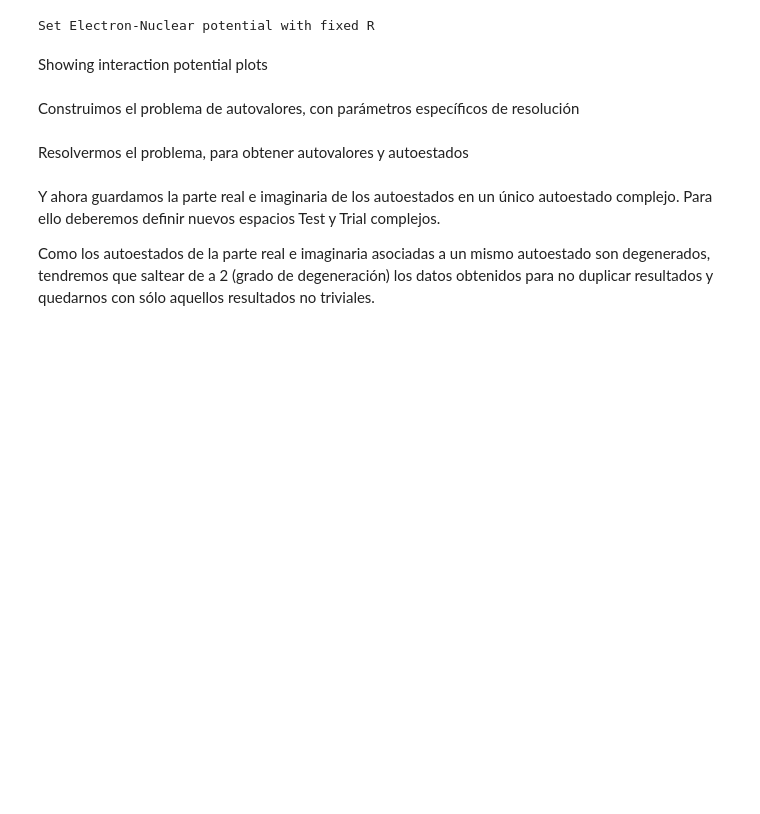
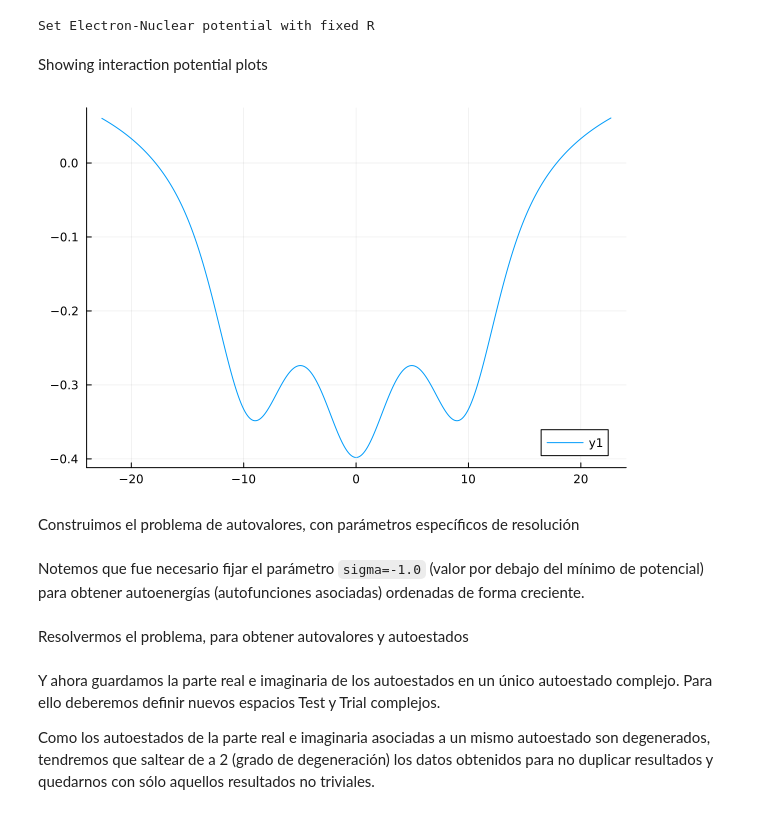
Before and after one commit to mendzmartin/ElectronNuclear_Coupling_Dynamics, a Jupyter notebook: codes/03_Code.ipynb, the cells around one changed output. Saved outputs shown, nothing was run; the diff lists cells and outputs as text; code cells hidden in the pictures; blank space fills up the shorter version.

```diff
--- a/codes/03_Code.ipynb
+++ b/codes/03_Code.ipynb
@@ -17,6 +17,10 @@ include("../modules/module_schrodinger_equation_eigenproblem.jl"); # módulo par
 * Discretización espacial
 * Dominio
 * Condiciones de contorno
+# %%
+Bohr_radius_meter=5.29177210903e−11;                        # [m]
+Angstrom_to_meter=1e−10;                                    # [m/Å]
+Angstrom_to_au=Angstrom_to_meter*(1.0/Bohr_radius_meter);   # [au/Å]
 # %%
 grid_type="simple_line";                            # tipo de grilla
 ΔxH=1.0/800.0;                                      # tamaño del elento 1D
@@ -104,10 +108,14 @@ Set Electron-Nuclear potential with fixed R
 Showing interaction potential plots
 # %%
 plt1=plot();
-plt2=plot!(plt1,x,Aprox_Coulomb_Potential.(x,R₁,Rc));
+plt2=plot!(plt1,x,qₕ.(x));
 
 display(plt2)
+# %% [output]
+[figure, added]
 # %% [markdown]
 Construimos el problema de autovalores, con parámetros específicos de resolución
+# %% [markdown]
+Notemos que fue necesario fijar el parámetro `sigma=-1.0` (valor por debajo del mínimo de potencial) para obtener autoenergías (autofunciones asociadas) ordenadas de forma creciente.
 # %%
 nevₕ=8; # debe ser múltiplo de 2
```
Also changed, not shown: parts of 13 cells of this notebook, 2 other files.
